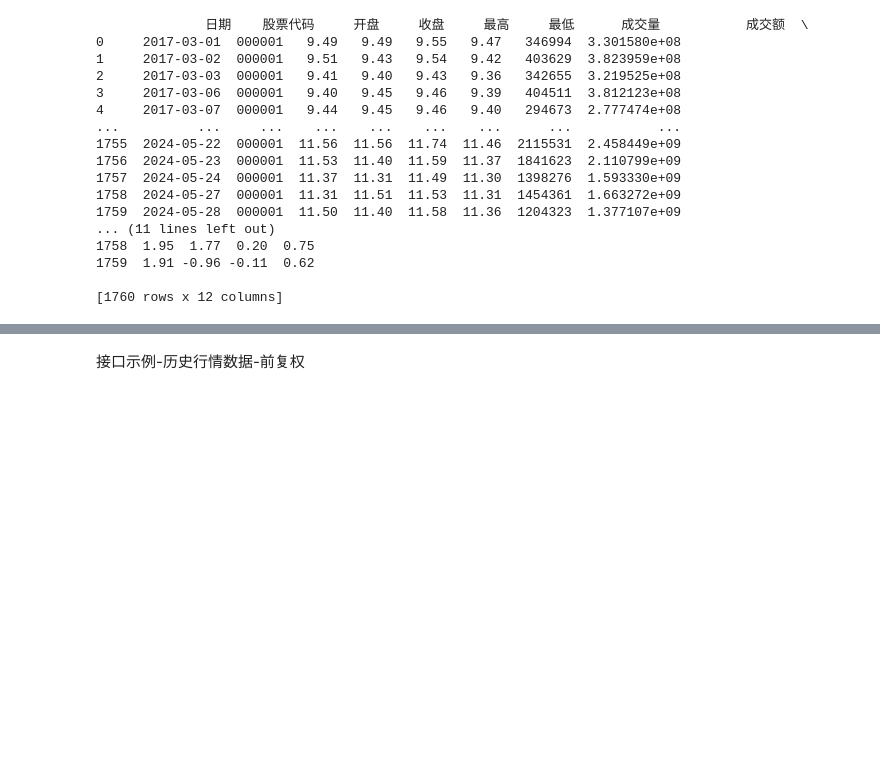
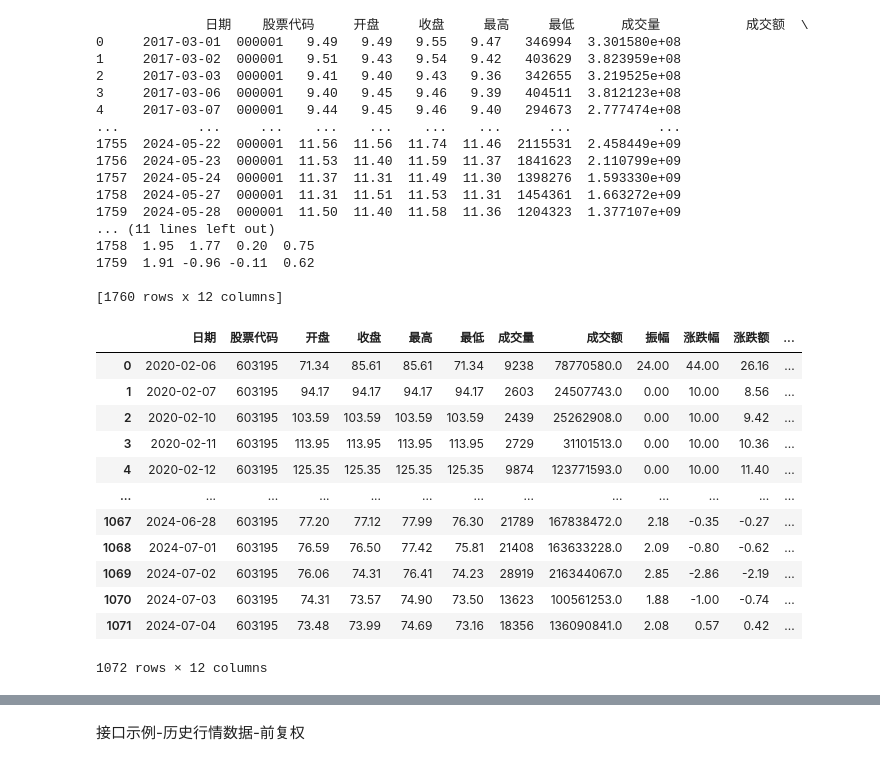
Before and after one commit to EveryFine/GeniusAI, a Jupyter notebook: GeniusChatbots/playground/datasource/AKShare获取股票信息.ipynb, the cells around one changed output, grey strips where cells are left out. Saved outputs shown, nothing was run; the diff lists cells and outputs as text; code cells hidden in the pictures; blank space fills up the shorter version.

```diff
--- a/GeniusChatbots/playground/datasource/AKShare获取股票信息.ipynb
+++ b/GeniusChatbots/playground/datasource/AKShare获取股票信息.ipynb
@@ -262,3 +262,20 @@ print(stock_zh_a_hist_df)
 1759  1.91 -0.96 -0.11  0.62
 
 [1760 rows x 12 columns]
+# %%
+stock_zh_a_hist_df = ak.stock_zh_a_hist(symbol="603195", period="daily", start_date="20200206", end_date='20240704', adjust="")
+stock_zh_a_hist_df
+# %% [output]
+|  | 日期 | 股票代码 | 开盘 | 收盘 | 最高 | 最低 | 成交量 | 成交额 | 振幅 | 涨跌幅 | 涨跌额 | ... |
+| 0 | 2020-02-06 | 603195 | 71.34 | 85.61 | 85.61 | 71.34 | 9238 | 78770580.0 | 24.00 | 44.00 | 26.16 | ... |
+| 1 | 2020-02-07 | 603195 | 94.17 | 94.17 | 94.17 | 94.17 | 2603 | 24507743.0 | 0.00 | 10.00 | 8.56 | ... |
+| 2 | 2020-02-10 | 603195 | 103.59 | 103.59 | 103.59 | 103.59 | 2439 | 25262908.0 | 0.00 | 10.00 | 9.42 | ... |
+| 3 | 2020-02-11 | 603195 | 113.95 | 113.95 | 113.95 | 113.95 | 2729 | 31101513.0 | 0.00 | 10.00 | 10.36 | ... |
+| 4 | 2020-02-12 | 603195 | 125.35 | 125.35 | 125.35 | 125.35 | 9874 | 123771593.0 | 0.00 | 10.00 | 11.40 | ... |
+| ... | ... | ... | ... | ... | ... | ... | ... | ... | ... | ... | ... | ... |
+| 1067 | 2024-06-28 | 603195 | 77.20 | 77.12 | 77.99 | 76.30 | 21789 | 167838472.0 | 2.18 | -0.35 | -0.27 | ... |
+| 1068 | 2024-07-01 | 603195 | 76.59 | 76.50 | 77.42 | 75.81 | 21408 | 163633228.0 | 2.09 | -0.80 | -0.62 | ... |
+| 1069 | 2024-07-02 | 603195 | 76.06 | 74.31 | 76.41 | 74.23 | 28919 | 216344067.0 | 2.85 | -2.86 | -2.19 | ... |
+| 1070 | 2024-07-03 | 603195 | 74.31 | 73.57 | 74.90 | 73.50 | 13623 | 100561253.0 | 1.88 | -1.00 | -0.74 | ... |
+| 1071 | 2024-07-04 | 603195 | 73.48 | 73.99 | 74.69 | 73.16 | 18356 | 136090841.0 | 2.08 | 0.57 | 0.42 | ... |
+1072 rows × 12 columns
```
Also changed, not shown: parts of 17 cells of this notebook, 4 other files.
